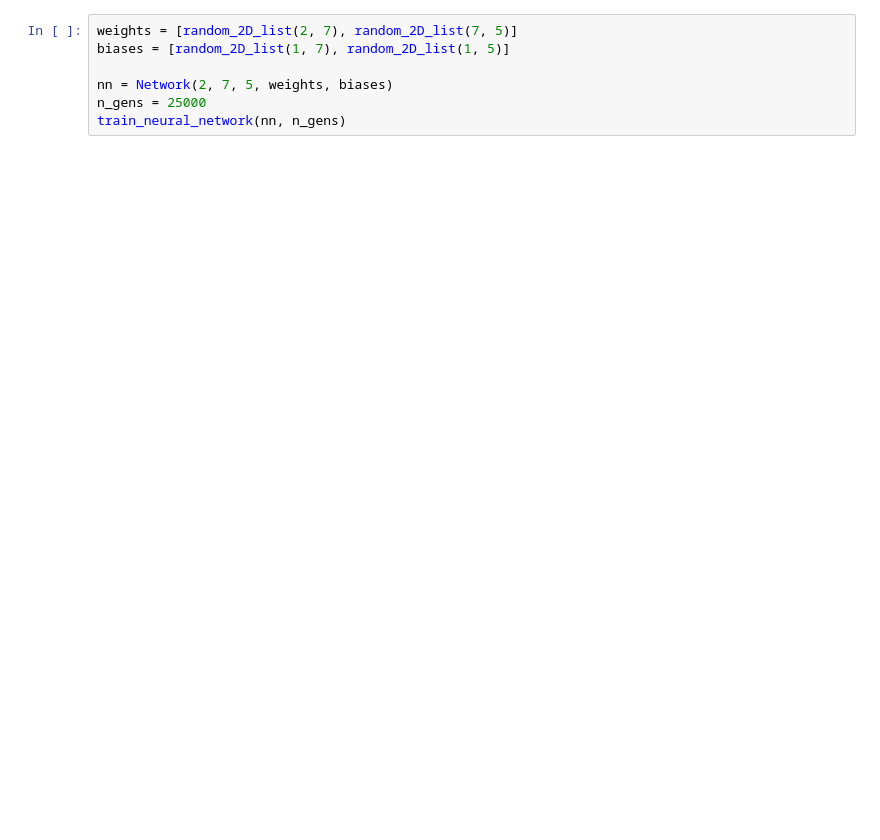
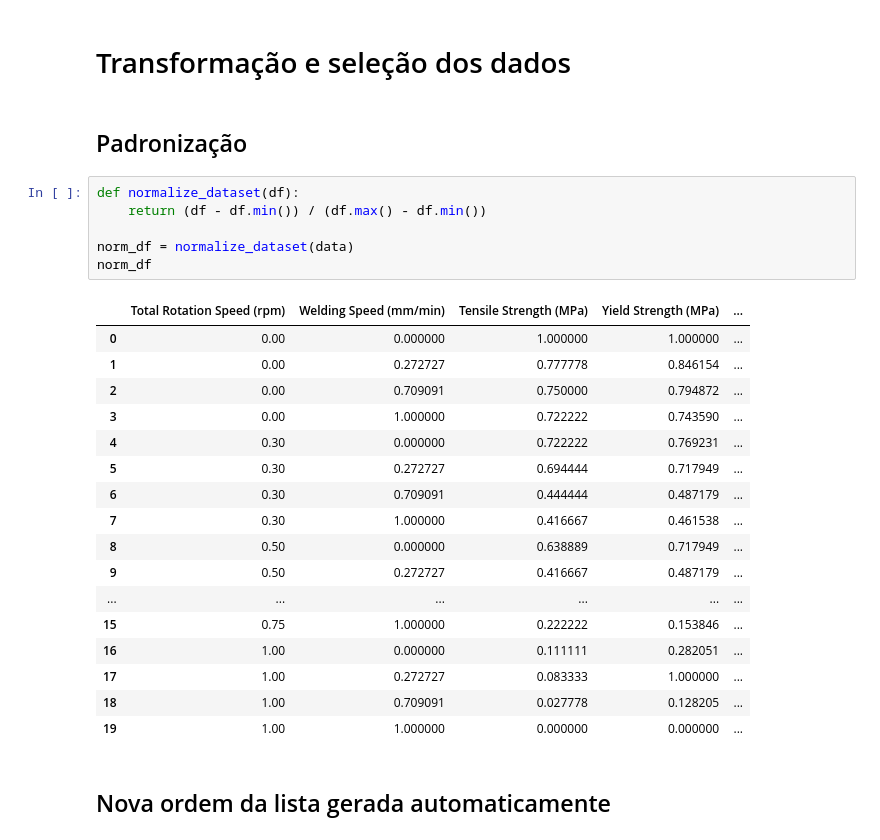
Before and after one commit to luizgadel/genetic-alg-with-neural-network, a Jupyter notebook: teste_nn.ipynb, the cells around one changed output. Cells and saved outputs as stored; diff of their text form; blank space fills up the shorter version.

```diff
--- a/teste_nn.ipynb
+++ b/teste_nn.ipynb
@@ -33,7 +27,30 @@ MSE-test:  0.1111641575083353
-# %%
-weights = [random_2D_list(2, 7), random_2D_list(7, 5)]
-biases = [random_2D_list(1, 7), random_2D_list(1, 5)]
-
-nn = Network(2, 7, 5, weights, biases)
-n_gens = 25000
-train_neural_network(nn, n_gens)
+# %% [markdown]
+# Transformação e seleção dos dados
+# %% [markdown]
+## Padronização
+# %%
+def normalize_dataset(df):
+    return (df - df.min()) / (df.max() - df.min())
+
+norm_df = normalize_dataset(data)
+norm_df
+# %% [output]
+|  | Total Rotation Speed (rpm) | Welding Speed (mm/min) | Tensile Strength (MPa) | Yield Strength (MPa) | ... |
+| 0 | 0.00 | 0.000000 | 1.000000 | 1.000000 | ... |
+| 1 | 0.00 | 0.272727 | 0.777778 | 0.846154 | ... |
+| 2 | 0.00 | 0.709091 | 0.750000 | 0.794872 | ... |
+| 3 | 0.00 | 1.000000 | 0.722222 | 0.743590 | ... |
+| 4 | 0.30 | 0.000000 | 0.722222 | 0.769231 | ... |
+| 5 | 0.30 | 0.272727 | 0.694444 | 0.717949 | ... |
+| 6 | 0.30 | 0.709091 | 0.444444 | 0.487179 | ... |
+| 7 | 0.30 | 1.000000 | 0.416667 | 0.461538 | ... |
+| 8 | 0.50 | 0.000000 | 0.638889 | 0.717949 | ... |
+| 9 | 0.50 | 0.272727 | 0.416667 | 0.487179 | ... |
+| ... | ... | ... | ... | ... | ... |
+| 15 | 0.75 | 1.000000 | 0.222222 | 0.153846 | ... |
+| 16 | 1.00 | 0.000000 | 0.111111 | 0.282051 | ... |
+| 17 | 1.00 | 0.272727 | 0.083333 | 1.000000 | ... |
+| 18 | 1.00 | 0.709091 | 0.027778 | 0.128205 | ... |
+| 19 | 1.00 | 1.000000 | 0.000000 | 0.000000 | ... |
+# %% [markdown]
+## Nova ordem da lista gerada automaticamente
```
Also changed, not shown: parts of 22 cells of this notebook.
